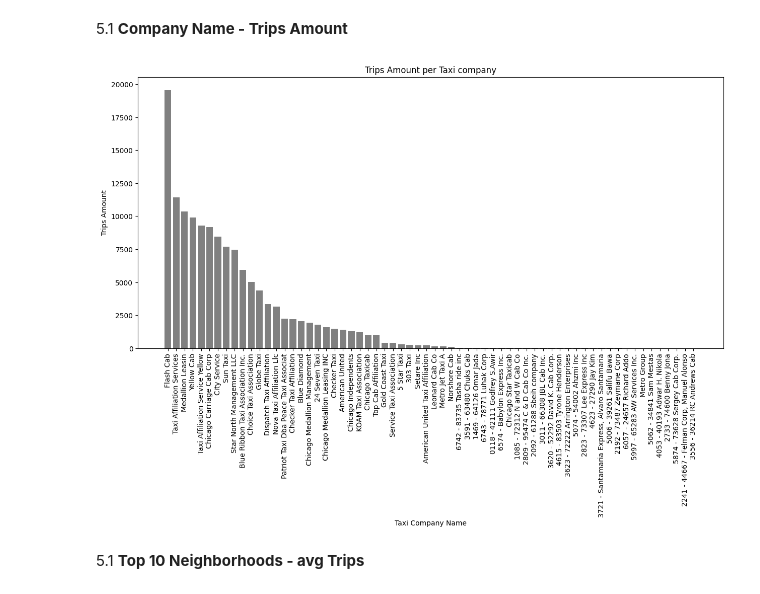
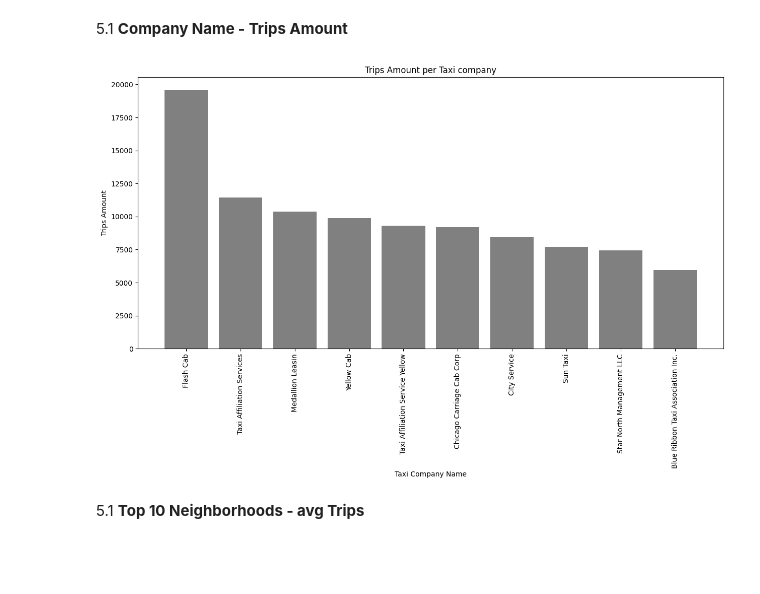
Before and after one commit to LuisPastranaLemus/P_20250717_Zuber_travel, a Jupyter notebook: notebooks/00_guided_analysis_foundations.ipynb, the cells around one changed output. Cells and saved outputs as stored; diff of their text form; code cells hidden in the pictures; blank space fills up the shorter version.

```diff
--- a/notebooks/00_guided_analysis_foundations.ipynb
+++ b/notebooks/00_guided_analysis_foundations.ipynb
@@ -146,16 +146,16 @@ df_location_trips_top_10
 5.1 __Company Name - Trips Amount__
 # %%
 plt.figure(figsize=(15,7))
-plt.bar(df_company_trips['company_name'], df_company_trips['trips_amount'], color='grey')
+plt.bar(df_company_trips['company_name'].head(10), df_company_trips['trips_amount'].head(10), color='grey')
 
 plt.xlabel('Taxi Company Name')
 plt.ylabel('Trips Amount')
 plt.title('Trips Amount per Taxi company')
 plt.xticks(rotation=90)
 
 plt.show()
 # %% [output]
-[figure, old version]
+[figure, new version]
 # %% [markdown]
 5.1 __Top 10 Neighborhoods - avg Trips__
 # %%
```
Also changed, not shown: 1 other file.
